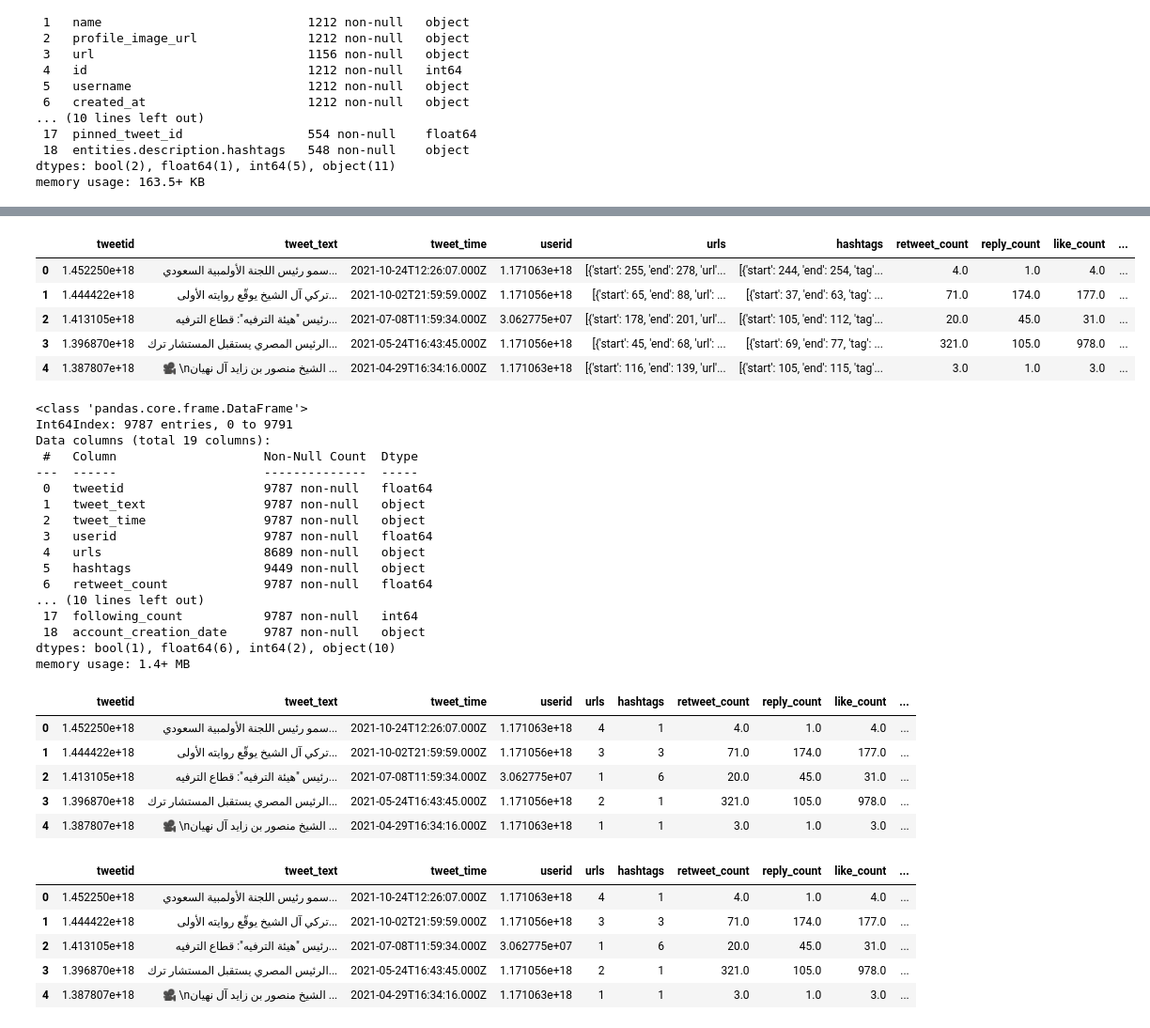
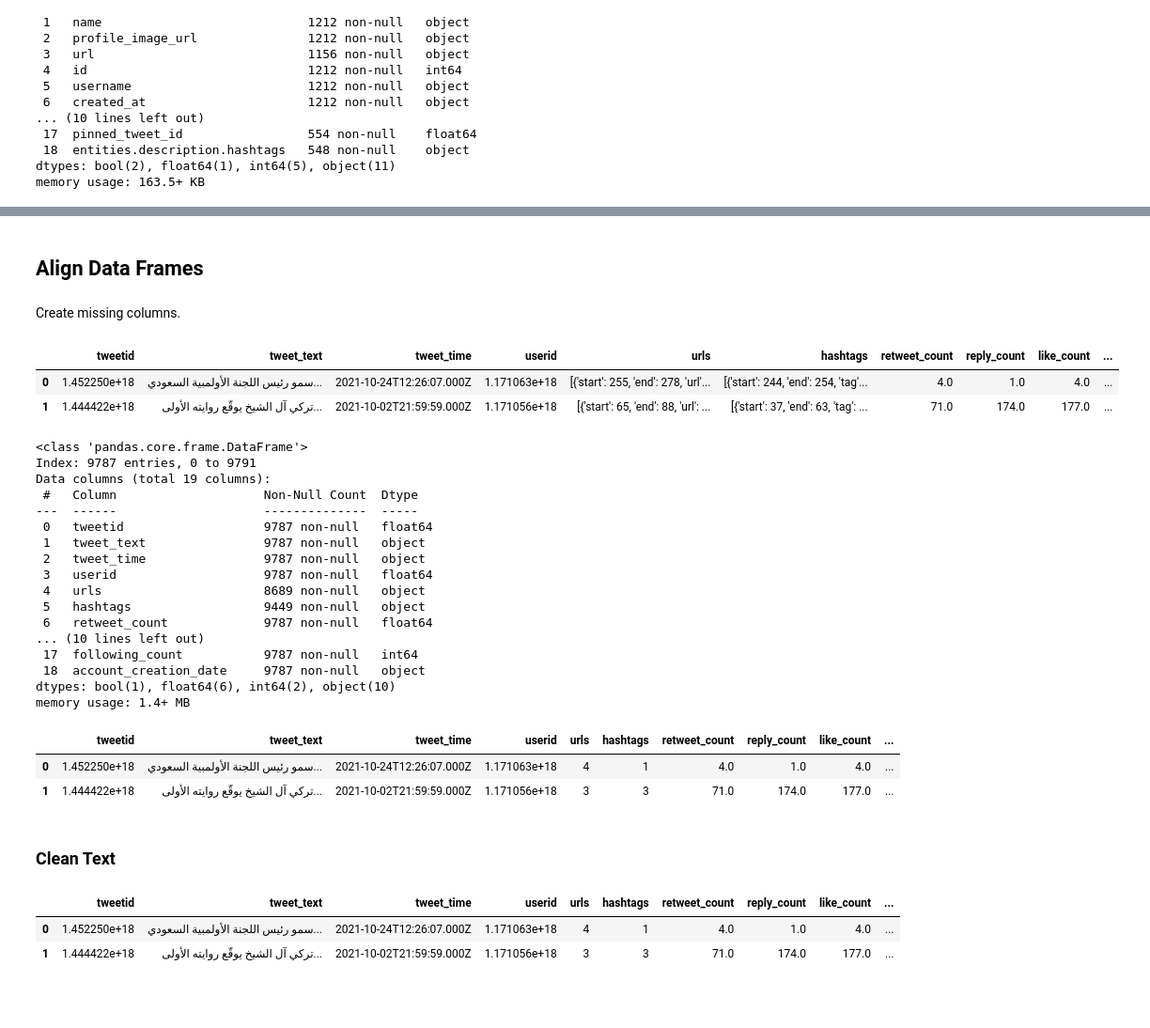
Before and after one commit to iSemantics-ai/Arabic-Propaganda-Detection, a Jupyter notebook: notebooks/data_exploration_genuine.ipynb, the cells around one changed output, grey strips where cells are left out. Shown at 94% size. Drawn from its saved outputs; the diff is of its cells as text; code cells hidden in the pictures; blank space fills up the shorter version.

```diff
--- a/notebooks/data_exploration_genuine.ipynb
+++ b/notebooks/data_exploration_genuine.ipynb
@@ -4,6 +10,22 @@ import emoji
 import pandas as pd
 import numpy as np
 from tqdm.auto import tqdm
+# %%
+# we have mutiple raw files according to topics (gov - jour - news - univ).
+# change the target topic in the following variable and rerun the notebook.
+
+topic = "univ"
+gen_raw_tweets_paths = f"../data/raw/collected_gen/{topic}/*Tweet*.csv"
+gen_raw_users_paths = f"../data/raw/collected_gen/{topic}/*User*.csv"
+
+# In case of sports and banking topics uncomment the follwoing cells
+
+# topic = "banking"
+# gen_raw_tweets_paths = f"../data/raw/{topic}_tweets.csv"
+# gen_raw_users_paths = f"../data/raw/{topic}_users.csv"
+
+prop_processed_data_path = "../data/processed/propaganda.json"
+gen_processed_data_path = f"../data/processed/genuine_{topic}.json"
 # %%
 # we are trying to match the format of this df to concat all later
 
@@ -39,7 +58,7 @@ memory usage: 8.2+ MB
 # %%
 import glob
 
-paths = glob.glob('../data/raw/collected_gen/univ/*Tweet*.csv')
+paths = glob.glob(gen_raw_tweets_paths)
 paths
 # %% [output]
 ['../data/raw/collected_gen/univ\\UniverstiestTweetFigure.csv',
@@ -164,5 +180,5 @@ memory usage: 8.2+ MB
 # %%
-paths = glob.glob('../data/raw/collected_gen/univ/*User*.csv')
+paths = glob.glob(gen_raw_users_paths)
 paths
 # %% [output]
 ['../data/raw/collected_gen/univ\\UniverstiestUsersFigure.csv',
@@ -265,3 +273,7 @@ df2.head()
+# %% [markdown]
+## Align Data Frames
+# %% [markdown]
+Create missing columns.
 # %%
 names = []
 handles = []
@@ -274,46 +286,41 @@ creation_dates = []
 
 for user in df1.userid.values:
     user_df = df2[df2.id == user]
     if len(user_df) == 0:
         names.append(None)
         handles.append(None)
         locations.append(None)
         bios.append(None)
         followers.append(None)
         following.append(None)
         creation_dates.append(None)
         continue
     names.append(user_df.loc[:, "name"].values[0])
     handles.append(user_df.loc[:, "username"].values[0])
     creation_dates.append(user_df.loc[:, "created_at"].values[0])
     locations.append(user_df.loc[:, "location"].values[0])
     bios.append(user_df.loc[:, "description"].values[0])
-    followers.append(
-        user_df.loc[:, "public_metrics.followers_count"].values[0])
-    following.append(
-        user_df.loc[:, "public_metrics.following_count"].values[0])
+    followers.append(user_df.loc[:, "public_metrics.followers_count"].values[0])
+    following.append(user_df.loc[:, "public_metrics.following_count"].values[0])
 
 df1["user_display_name"] = names
 df1["user_screen_name"] = handles
 df1["user_reported_location"] = locations
 df1["user_profile_description"] = bios
 df1["follower_count"] = followers
 df1["following_count"] = following
 df1["account_creation_date"] = creation_dates
 
-df1.head()
+df1.head(2)
 # %% [output]
 |  | tweetid | tweet_text | tweet_time | userid | urls | hashtags | retweet_count | reply_count | like_count | ... |
 | 0 | 1.452250e+18 | سمو رئيس اللجنة الأولمبية السعودي... | 2021-10-24T12:26:07.000Z | 1.171063e+18 | [{'start': 255, 'end': 278, 'url'... | [{'start': 244, 'end': 254, 'tag'... | 4.0 | 1.0 | 4.0 | ... |
 | 1 | 1.444422e+18 | تركي آل الشيخ يوقّع روايته الأولى... | 2021-10-02T21:59:59.000Z | 1.171056e+18 | [{'start': 65, 'end': 88, 'url': ... | [{'start': 37, 'end': 63, 'tag': ... | 71.0 | 174.0 | 177.0 | ... |
-| 2 | 1.413105e+18 | رئيس "هيئة الترفيه": قطاع الترفيه... | 2021-07-08T11:59:34.000Z | 3.062775e+07 | [{'start': 178, 'end': 201, 'url'... | [{'start': 105, 'end': 112, 'tag'... | 20.0 | 45.0 | 31.0 | ... |
-| 3 | 1.396870e+18 | الرئيس المصري يستقبل المستشار ترك... | 2021-05-24T16:43:45.000Z | 1.171056e+18 | [{'start': 45, 'end': 68, 'url': ... | [{'start': 69, 'end': 77, 'tag': ... | 321.0 | 105.0 | 978.0 | ... |
-| 4 | 1.387807e+18 | 🎥 \nالشيخ منصور بن زايد آل نهيان ... | 2021-04-29T16:34:16.000Z | 1.171063e+18 | [{'start': 116, 'end': 139, 'url'... | [{'start': 105, 'end': 115, 'tag'... | 3.0 | 1.0 | 3.0 | ... |
 # %%
 df1.info()
 # %% [output]
 <class 'pandas.core.frame.DataFrame'>
-Int64Index: 9787 entries, 0 to 9791
+Index: 9787 entries, 0 to 9791
 Data columns (total 19 columns):
  #   Column                    Non-Null Count  Dtype
 ---  ------                    --------------  -----
@@ -342,13 +350,12 @@ df1["user_mentions"] = [
     for mentions in df1["user_mentions"].values
 ]
 # %%
-df1.head()
+df1.head(2)
 # %% [output]
 |  | tweetid | tweet_text | tweet_time | userid | urls | hashtags | retweet_count | reply_count | like_count | ... |
 | 0 | 1.452250e+18 | سمو رئيس اللجنة الأولمبية السعودي... | 2021-10-24T12:26:07.000Z | 1.171063e+18 | 4 | 1 | 4.0 | 1.0 | 4.0 | ... |
 | 1 | 1.444422e+18 | تركي آل الشيخ يوقّع روايته الأولى... | 2021-10-02T21:59:59.000Z | 1.171056e+18 | 3 | 3 | 71.0 | 174.0 | 177.0 | ... |
-| 2 | 1.413105e+18 | رئيس "هيئة الترفيه": قطاع الترفيه... | 2021-07-08T11:59:34.000Z | 3.062775e+07 | 1 | 6 | 20.0 | 45.0 | 31.0 | ... |
-| 3 | 1.396870e+18 | الرئيس المصري يستقبل المستشار ترك... | 2021-05-24T16:43:45.000Z | 1.171056e+18 | 2 | 1 | 321.0 | 105.0 | 978.0 | ... |
-| 4 | 1.387807e+18 | 🎥 \nالشيخ منصور بن زايد آل نهيان ... | 2021-04-29T16:34:16.000Z | 1.171063e+18 | 1 | 1 | 3.0 | 1.0 | 3.0 | ... |
+# %% [markdown]
+### Clean Text
 # %%
 def clean_tweet_text(text):
@@ -372,13 +377,10 @@ def clean_tweet_text(text):
 # %%
 df1["text"] = df1.tweet_text.apply(clean_tweet_text)
-df1.head()
+df1.head(2)
 # %% [output]
 |  | tweetid | tweet_text | tweet_time | userid | urls | hashtags | retweet_count | reply_count | like_count | ... |
 | 0 | 1.452250e+18 | سمو رئيس اللجنة الأولمبية السعودي... | 2021-10-24T12:26:07.000Z | 1.171063e+18 | 4 | 1 | 4.0 | 1.0 | 4.0 | ... |
 | 1 | 1.444422e+18 | تركي آل الشيخ يوقّع روايته الأولى... | 2021-10-02T21:59:59.000Z | 1.171056e+18 | 3 | 3 | 71.0 | 174.0 | 177.0 | ... |
-| 2 | 1.413105e+18 | رئيس "هيئة الترفيه": قطاع الترفيه... | 2021-07-08T11:59:34.000Z | 3.062775e+07 | 1 | 6 | 20.0 | 45.0 | 31.0 | ... |
-| 3 | 1.396870e+18 | الرئيس المصري يستقبل المستشار ترك... | 2021-05-24T16:43:45.000Z | 1.171056e+18 | 2 | 1 | 321.0 | 105.0 | 978.0 | ... |
-| 4 | 1.387807e+18 | 🎥 \nالشيخ منصور بن زايد آل نهيان ... | 2021-04-29T16:34:16.000Z | 1.171063e+18 | 1 | 1 | 3.0 | 1.0 | 3.0 | ... |
 # %%
 df1.info()
 # %% [output]
```
Also changed, not shown: parts of 25 cells of this notebook.
